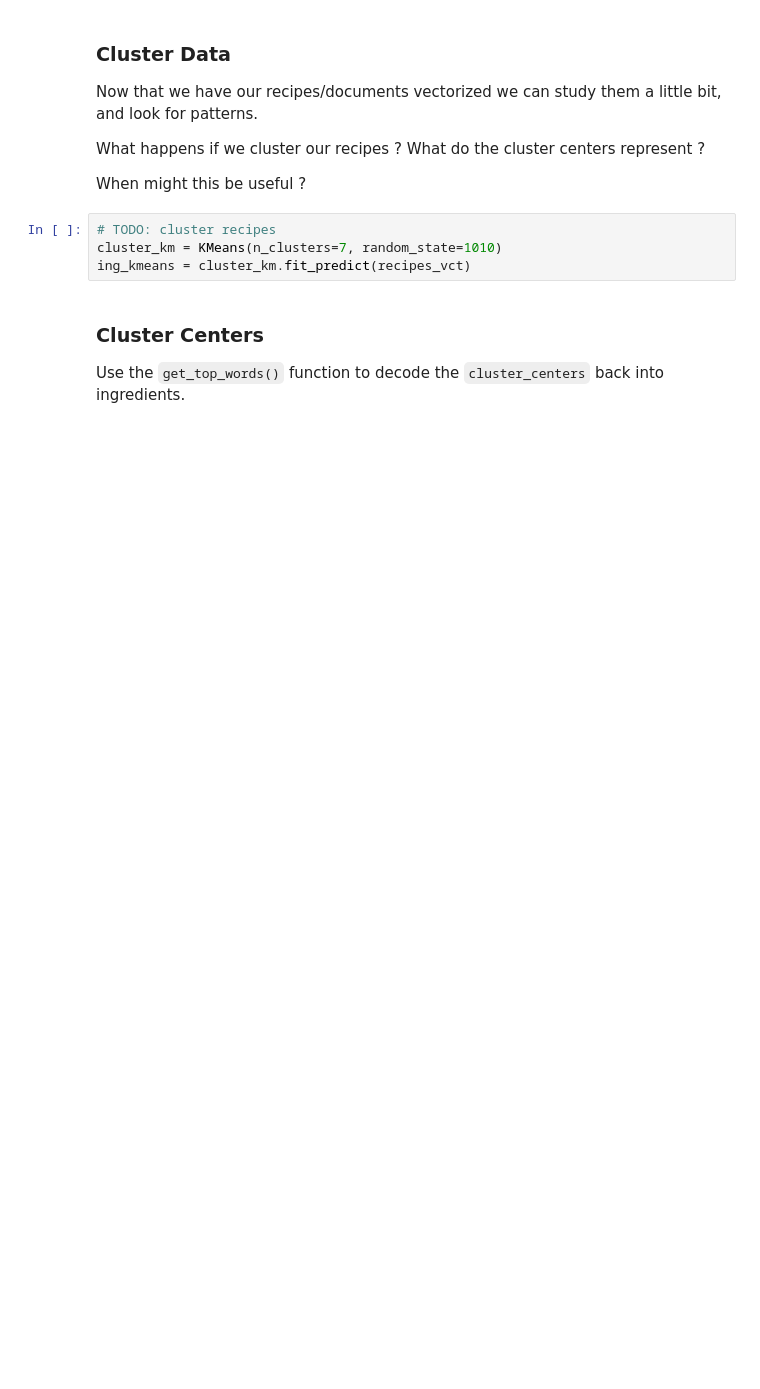
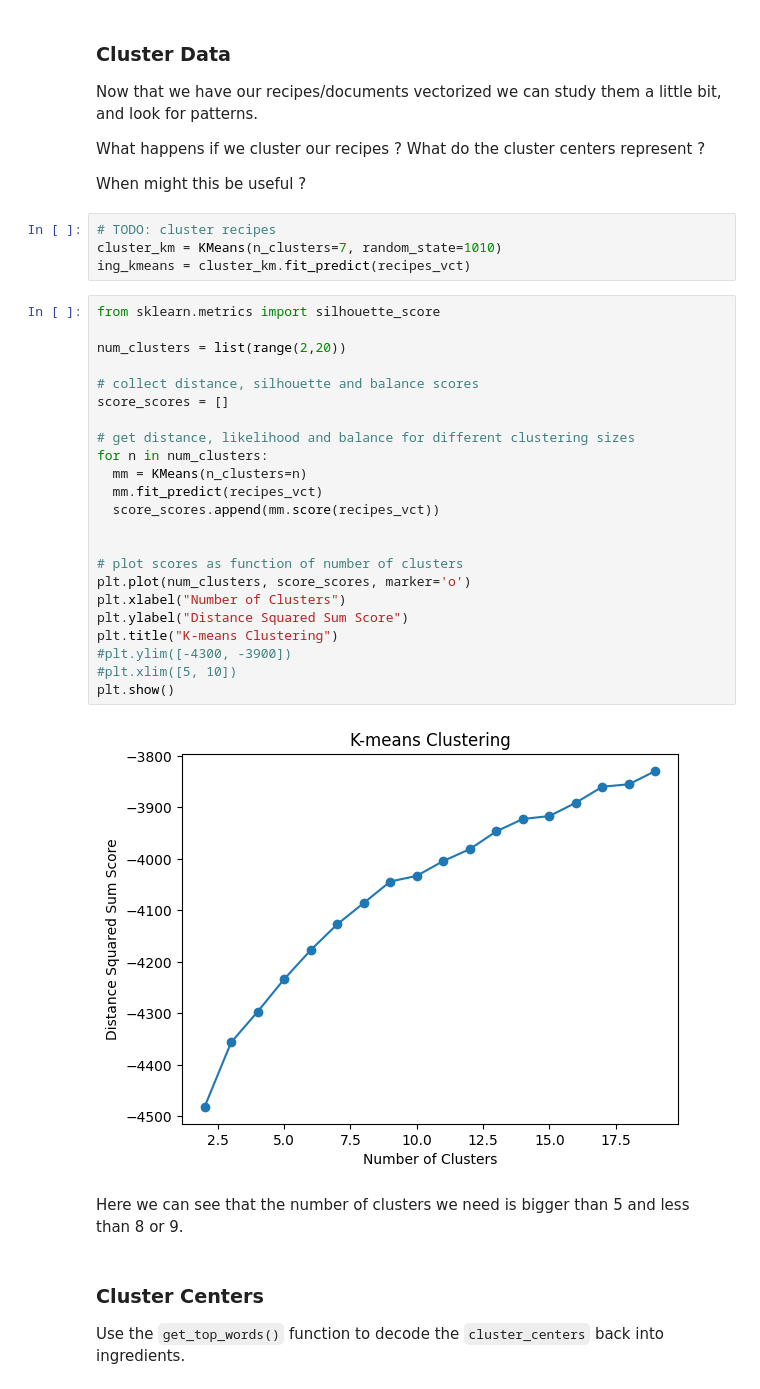
Before and after one commit to ML-SP24/Homework10, a Jupyter notebook: Homework10.ipynb, the cells around one changed output. Cells and saved outputs as stored; diff of their text form; blank space fills up the shorter version.

```diff
--- a/Homework10.ipynb
+++ b/Homework10.ipynb
@@ -141,6 +133,33 @@ When might this be useful ?
 # TODO: cluster recipes
 cluster_km = KMeans(n_clusters=7, random_state=1010)
 ing_kmeans = cluster_km.fit_predict(recipes_vct)
+# %%
+from sklearn.metrics import silhouette_score
+
+num_clusters = list(range(2,20))
+
+# collect distance, silhouette and balance scores
+score_scores = []
+
+# get distance, likelihood and balance for different clustering sizes
+for n in num_clusters:
+  mm = KMeans(n_clusters=n)
+  mm.fit_predict(recipes_vct)
+  score_scores.append(mm.score(recipes_vct))
+
+
+# plot scores as function of number of clusters
+plt.plot(num_clusters, score_scores, marker='o')
+plt.xlabel("Number of Clusters")
+plt.ylabel("Distance Squared Sum Score")
+plt.title("K-means Clustering")
+#plt.ylim([-4300, -3900])
+#plt.xlim([5, 10])
+plt.show()
+# %% [output]
+[figure, added]
+# %% [markdown]
+Here we can see that the number of clusters we need is bigger than 5 and less than 8 or 9.
 # %% [markdown]
 ### Cluster Centers
 
```
Also changed, not shown: parts of 13 cells of this notebook.
